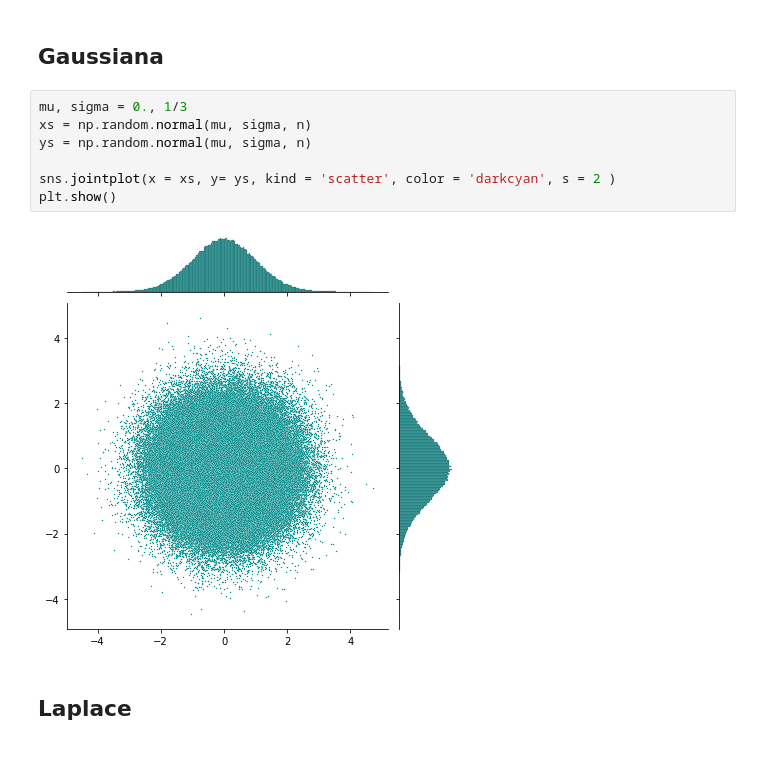
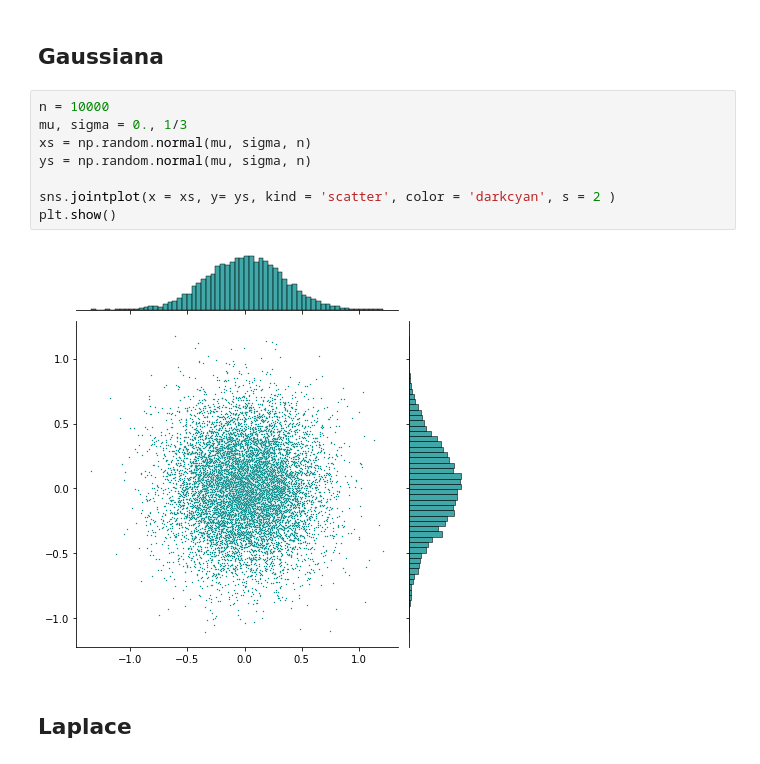
Before and after one commit to AnIsAsPe/Estimacion-probabilidad-conflicto-en-trayectorias-de-vuelos-paralelos, a Jupyter notebook: Notebooks/Estimación_de_pi_con_Montecarlo.ipynb, the cells around one changed output. Cells and saved outputs as stored; diff of their text form.

```diff
--- a/Notebooks/Estimación_de_pi_con_Montecarlo.ipynb
+++ b/Notebooks/Estimación_de_pi_con_Montecarlo.ipynb
@@ -16,14 +16,15 @@ import matplotlib.pyplot as plt
 # %% [markdown]
 ## Gaussiana
 # %%
+n = 10000
 mu, sigma = 0., 1/3
 xs = np.random.normal(mu, sigma, n)
 ys = np.random.normal(mu, sigma, n)
 
 sns.jointplot(x = xs, y= ys, kind = 'scatter', color = 'darkcyan', s = 2 )
 plt.show()
 # %% [output]
-[figure, old version]
+[figure, new version]
 # %% [markdown]
 ## Laplace
 # %%
```
Also changed, not shown: parts of 6 cells of this notebook.
